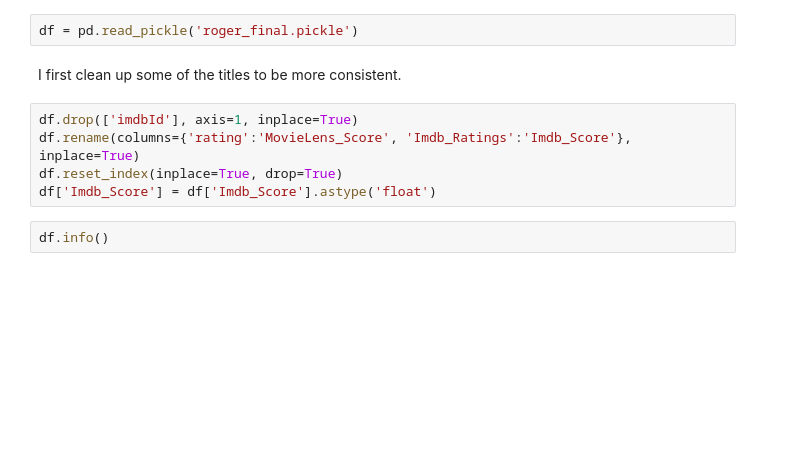
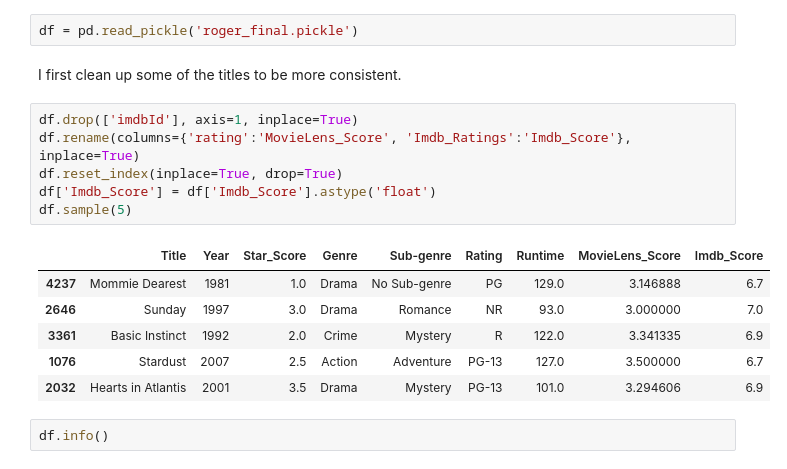
Before and after one commit to ZachHeick/Project_Luther, a Jupyter notebook: Project_Notebooks/Project_Luther_EDA.ipynb, the cells around one changed output. Cells and saved outputs as stored; diff of their text form; blank space fills up the shorter version.

Commit message:
Added final df sample

```diff
--- a/Project_Notebooks/Project_Luther_EDA.ipynb
+++ b/Project_Notebooks/Project_Luther_EDA.ipynb
@@ -25,8 +25,16 @@ I first clean up some of the titles to be more consistent.
 # %%
 df.drop(['imdbId'], axis=1, inplace=True)
 df.rename(columns={'rating':'MovieLens_Score', 'Imdb_Ratings':'Imdb_Score'}, inplace=True)
 df.reset_index(inplace=True, drop=True)
 df['Imdb_Score'] = df['Imdb_Score'].astype('float')
+df.sample(5)
+# %% [output]
+|  | Title | Year | Star_Score | Genre | Sub-genre | Rating | Runtime | MovieLens_Score | Imdb_Score |
+| 4237 | Mommie Dearest | 1981 | 1.0 | Drama | No Sub-genre | PG | 129.0 | 3.146888 | 6.7 |
+| 2646 | Sunday | 1997 | 3.0 | Drama | Romance | NR | 93.0 | 3.000000 | 7.0 |
+| 3361 | Basic Instinct | 1992 | 2.0 | Crime | Mystery | R | 122.0 | 3.341335 | 6.9 |
+| 1076 | Stardust | 2007 | 2.5 | Action | Adventure | PG-13 | 127.0 | 3.500000 | 6.7 |
+| 2032 | Hearts in Atlantis | 2001 | 3.5 | Drama | Mystery | PG-13 | 101.0 | 3.294606 | 6.9 |
 # %%
 df.info()
 # %% [output]
```
